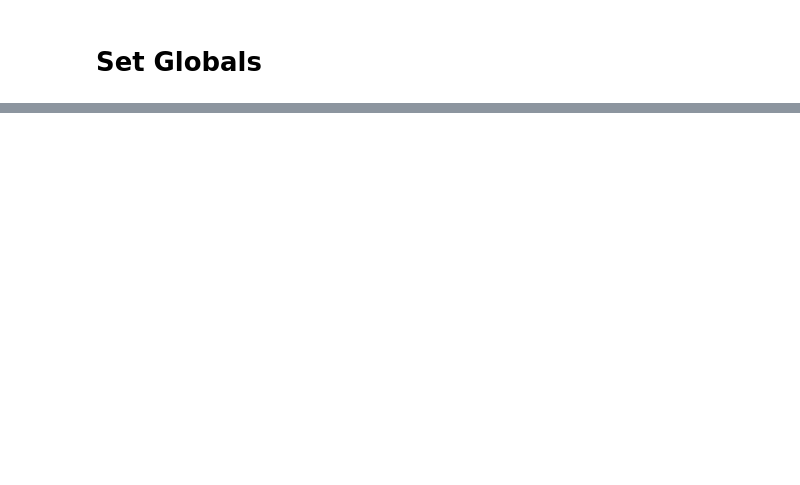
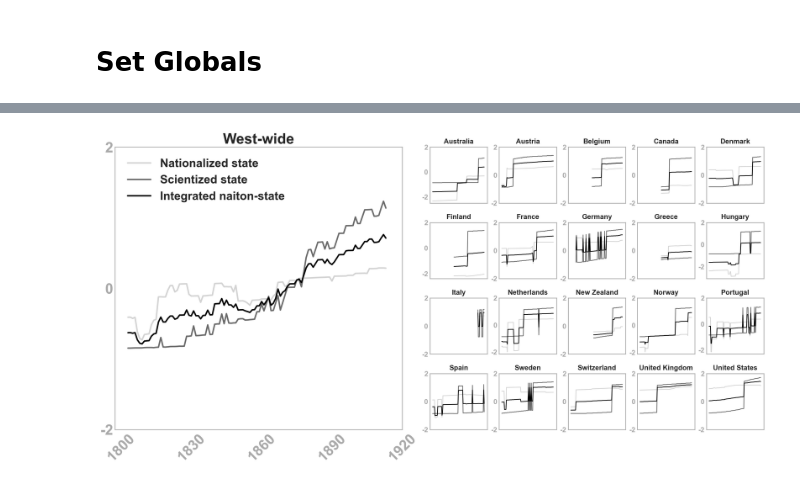
Before and after one commit to danielscottsmith/19cStates, a Jupyter notebook: notebooks/04_viz_19cStates.ipynb, the cells around one changed output, grey strips where cells are left out. Drawn from its saved outputs; the diff is of its cells as text; code cells hidden in the pictures; blank space fills up the shorter version.

Commit message:
finished visualizations; updated models

```diff
--- a/notebooks/04_viz_19cStates.ipynb
+++ b/notebooks/04_viz_19cStates.ipynb
@@ -512,4 +366,0 @@ for state in sorted(states_df['state'].unique()):
-# %%
-plt.rc('axes', edgecolor=tick_color)
-plt.rc('xtick', color=tick_color)
-plt.rc('ytick', color=tick_color)
@@ -580,0 +401,52 @@ plt.show()
+# %%
+# Define global of dvs, incl year
+DVS = ['year','sy_nat_state','sy_sci_state','sy_model']
+
+# Create a dict of tuples dct{i:('state', state_df[DVS])}
+ys = {0: ("West-wide", states_df.groupby('year')[DVS].mean())}
+for i, state_tpl in enumerate(states_df.groupby('state')[DVS]):
+    ys[i+1] = state_tpl
+# %%
+# Set aesthetic parameters
+fig = plt.figure(layout='constrained', figsize=(16, 8))
+plt.rc('axes', edgecolor='darkgray')
+plt.rc('xtick', color='darkgray')
+plt.rc('ytick', color='darkgray')
+
+# Superordinate plot will comprise 4 X 10 subplots
+plots = []
+
+# West-year trend will fill in all 20 subplots on left
+left_side = plt.subplot(4, 10, (1, 35))
+plots.append(left_side)
+
+# Right HALF will be 20 country-year trend lines
+# First, get coordinates of subplots
+right_side = list(range(6,11))
+for i in range(10,40,10):
+    right_side.extend(list((np.asarray((range(6,11)))+i)))
+
+# Next, sequentially create each right-side subplot
+# Add to plot list
+for i in right_side:
+    plots.append(plt.subplot(4, 10, i))
+
+# Plot each subplot in the list
+for i, plot in enumerate(plots):
+    # First, the west-year trend
+    if i == 0:
+        gen_plot(plot, ys[i], fontsize=25, lw=2.5)
+    # then all others:
+    else:
+        gen_plot(plot, ys[i], fontsize=12, lw=1.25, hide_xs=True)
+
+# Add legend
+fig.legend(['Nationalized state',
+            'Scientized state',
+            'Integrated naiton-state'],
+          loc=(.04,.77),
+          prop={'size': 20, 'weight': 'bold'});
+
+plt.savefig(FIG+"figure3.pdf")
+# %% [output]
+[figure, added]
```
Also changed, not shown: parts of 22 cells of this notebook, 37 other files.
